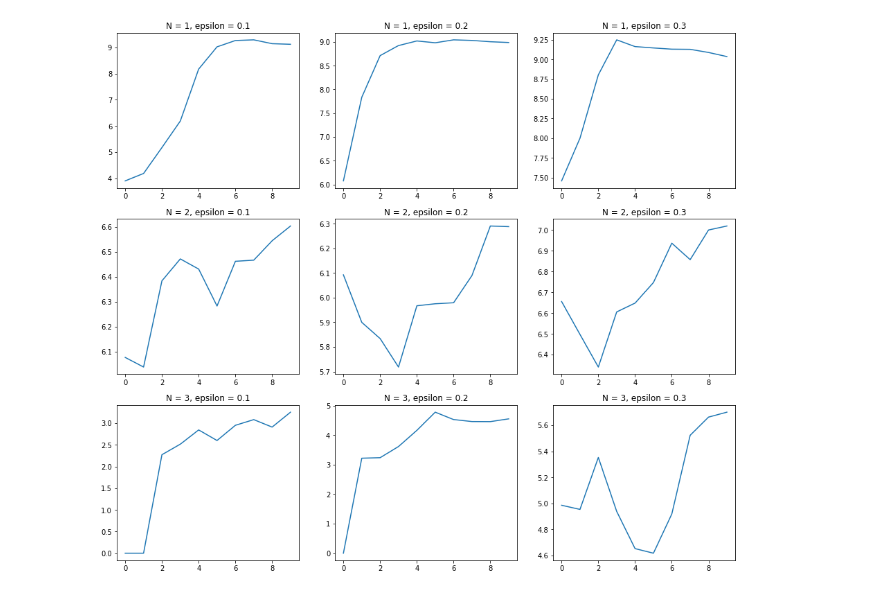
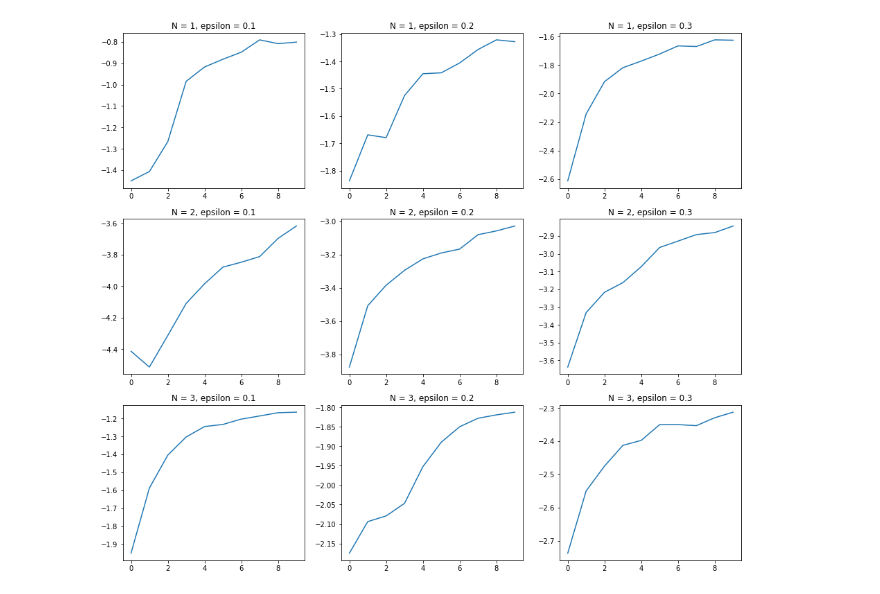
Before and after one commit to Setin2/Misc, a Jupyter notebook: tictactoe.ipynb, the cells around one changed output. Saved outputs shown, nothing was run; the diff lists cells and outputs as text; code cells hidden in the pictures.

```diff
--- a/tictactoe.ipynb
+++ b/tictactoe.ipynb
@@ -35,12 +37,12 @@ class TicTacToe:
         self.board[row][col] = player
         # done and this player won, +1 reward
         if self.done(player):
-          return self.board, 10, True
+          return self.board, 5, True
         # done and its a draw, 5 reward
         elif self.is_board_filled():
-          return self.board, 5, True
+          return self.board, 0, True
         # not done, 0 reward
-        else: return self.board, 0, False
+        else: return self.board, 1, False
 
     """
       Return TRUE if this player has won
@@ -294,34 +297,40 @@ class N_Step_Q_Learning():
     # Just pick any action at random
     return random.choice(possible_moves)
 # %%
-EPISODES = 200
-env = TicTacToe()
-configurations = [[1, 0.1], [1, 0.2], [1, 0.3], [2, 0.1], [2, 0.2], [2, 0.3], [3, 0.1], [3, 0.2], [3, 0.3]] # [[N, epsilon]]
-plot_axes = [[0, 0], [0, 1], [0, 2], [1, 0], [1, 1], [1, 2], [2, 0], [2, 1], [2, 2]]
+def train(EPISODES, show_standard_deviation, save_plot_to_file):
+    env = TicTacToe()
+    configurations = [[1, 0.1], [1, 0.2], [1, 0.3], [2, 0.1], [2, 0.2], [2, 0.3], [3, 0.1], [3, 0.2], [3, 0.3]] # [[N, epsilon]]
+    plot_axes = [[0, 0], [0, 1], [0, 2], [1, 0], [1, 1], [1, 2], [2, 0], [2, 1], [2, 2]]
 
-ln = list(range(0, 10))
-figure, axis = plt.subplots(3, 3, figsize=(16, 14))
+    ln = list(range(0, 10))
+    figure, axis = plt.subplots(3, 3, figsize=(16, 14))
 
-c = 0
-for con in configurations:
-  agent = N_Step_Q_Learning(env, N=con[0], epsilon=con[1])
-  standard_error = []
-  mean = []
-  rewards = []
-  for replication in range(10):
-    for e in range(EPISODES):
-      state = env.reset()
-      reward = agent.train(state)
-      if e % 5 == 0:
-        rewards.append(reward)
+    c = 0
+    for con in configurations:
+      agent = N_Step_Q_Learning(env, N=con[0], epsilon=con[1])
+      standard_error = []
+      mean = []
+      rewards = []
+      for replication in range(10):
+        for e in range(EPISODES):
+          state = env.reset()
+          reward = agent.train(state)
+          if e % 5 == 0:
+            rewards.append(reward)
 
-    standard_error.append(statistics.stdev(rewards))
-    mean.append(sum(rewards) / len(rewards))
+        standard_error.append(statistics.stdev(rewards))
+        mean.append(sum(rewards) / len(rewards))
 
-  axis[plot_axes[c][0], plot_axes[c][1]].plot(ln, standard_error)
-  #axis[plot_axes[c][0], plot_axes[c][1]].fill_between(ln, np.subtract(standard_error, mean), np.add(standard_error, mean), alpha=0.5)
-  axis[plot_axes[c][0], plot_axes[c][1]].set_title("N = {0}, epsilon = {1}".format(con[0], con[1]))
+      axis[plot_axes[c][0], plot_axes[c][1]].plot(ln, mean)
+      if show_standard_deviation:
+        axis[plot_axes[c][0], plot_axes[c][1]].fill_between(ln, np.subtract(mean, standard_error), np.add(mean, standard_error), alpha=0.5)
+      axis[plot_axes[c][0], plot_axes[c][1]].set_title("N = {0}, epsilon = {1}".format(con[0], con[1]))
 
-  c += 1
+      c += 1
+
+    if save_plot_to_file:
+      plt.savefig('learning-curve.png')
+
+train(EPISODES=2000, show_standard_deviation=False, save_plot_to_file=False)
 # %% [output]
-[figure, old version]
+[figure, new version]
```
Also changed, not shown: parts of 2 cells of this notebook.
